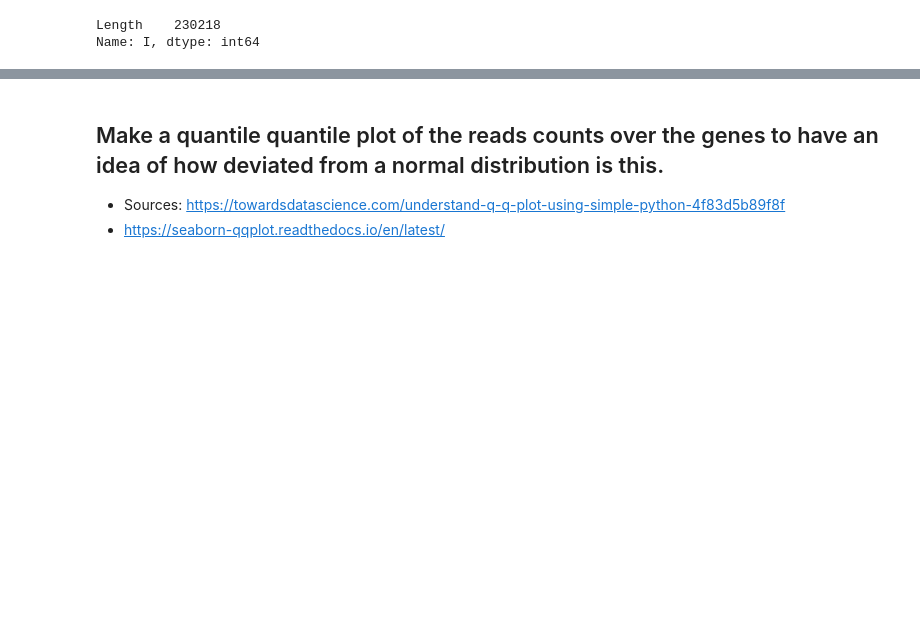
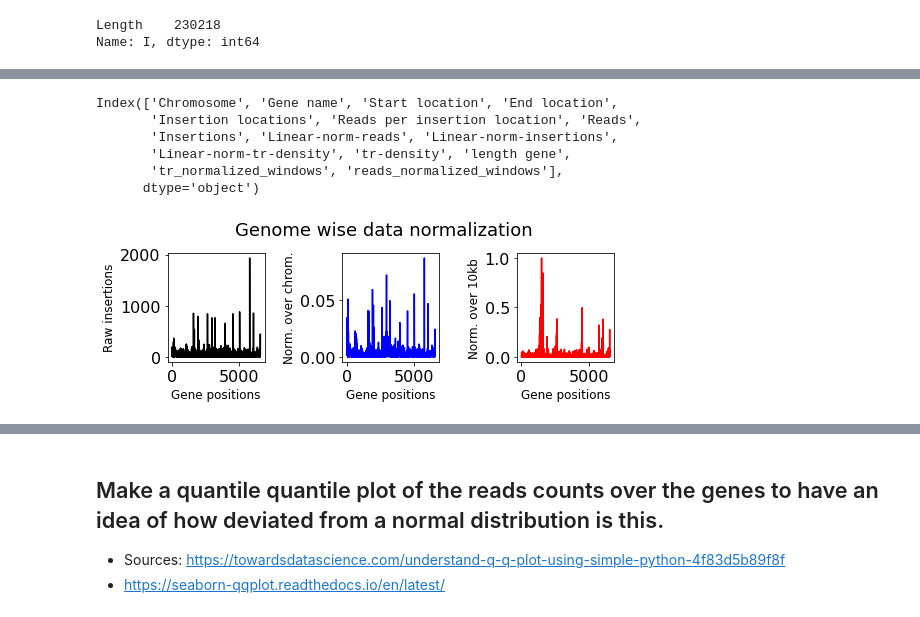
Before and after one commit to SATAY-LL/comparative-analysis-among-strains, a Jupyter notebook: src/normalization_procedures_satay_data.ipynb, the cells around one changed output, grey strips where cells are left out. Drawn from its saved outputs; the diff is of its cells as text; code cells hidden in the pictures; blank space fills up the shorter version.

```diff
--- a/src/normalization_procedures_satay_data.ipynb
+++ b/src/normalization_procedures_satay_data.ipynb
@@ -324,28 +81,0 @@ ax[1].set_xlim(0,50)
-# %%
-import matplotlib.pyplot as plt
-import numpy as np
-import scipy
-import scipy.stats
-size = 30000
-x = np.arange(size)
-y = scipy.int_(np.round_(scipy.stats.vonmises.rvs(5,size=size)*47))
-
-
-h = plt.hist(y, bins=range(48))
-
-dist_names = ['gamma', 'beta']
-
-for dist_name in dist_names:
-    dist = getattr(scipy.stats, dist_name)
-    params = dist.fit(y)
-    arg = params[:-2]
-    loc = params[-2]
-    scale = params[-1]
-    if arg:
-        pdf_fitted = dist.pdf(x, *arg, loc=loc, scale=scale) * size
-    else:
-        pdf_fitted = dist.pdf(x, loc=loc, scale=scale) * size
-    plt.plot(pdf_fitted, label=dist_name)
-    plt.xlim(0,47)
-plt.legend(loc='upper right')
-plt.show()
@@ -354,0 +206,9 @@ plt.show()
+# %%
+data_norm_pd.loc["wt_merged"].columns
+# %% [output]
+Index(['Chromosome', 'Gene name', 'Start location', 'End location',
+       'Insertion locations', 'Reads per insertion location', 'Reads',
+       'Insertions', 'Linear-norm-reads', 'Linear-norm-insertions',
+       'Linear-norm-tr-density', 'tr-density', 'length gene',
+       'tr_normalized_windows', 'reads_normalized_windows'],
+      dtype='object')
@@ -354,0 +450,4 @@ plt.show()
+# %%
+linear_transformations_plots(data_norm_pd,type="plot-genome-insertions",background="wt_merged")
+# %% [output]
+[figure, added]
```
Also changed, not shown: parts of 40 cells of this notebook, 1 other file.
